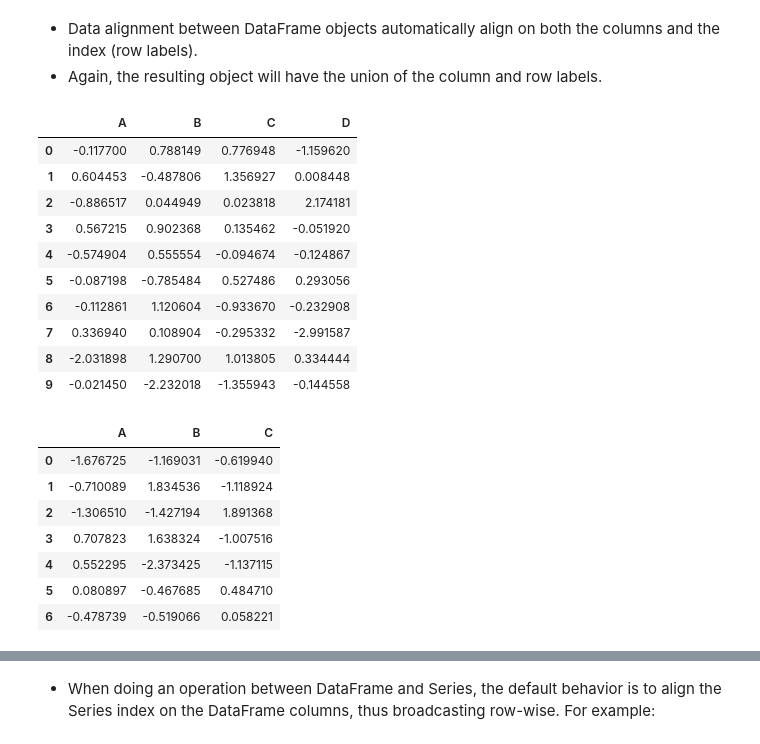
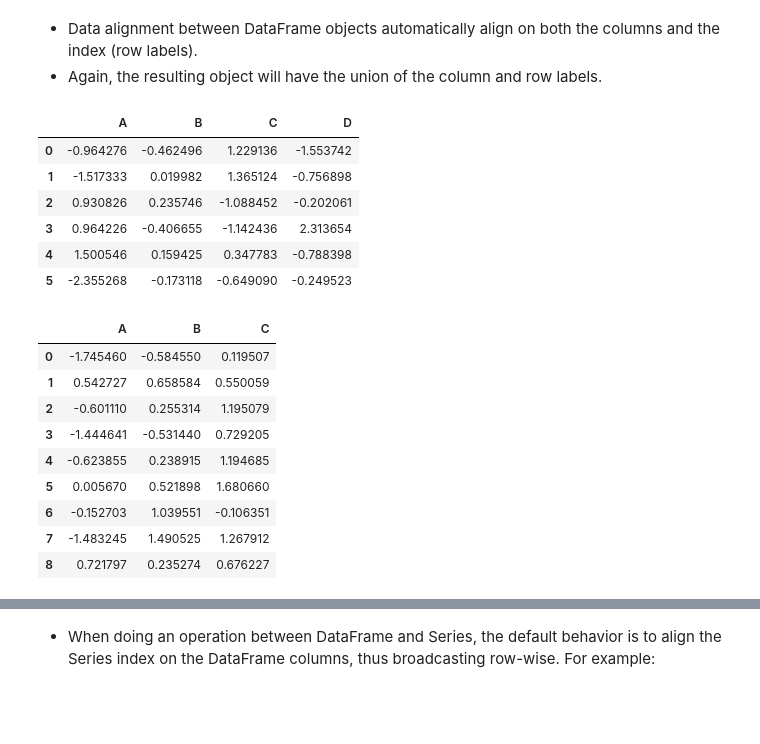
Before and after one commit to mxsu/Week1-Introduction_to_Python, a Jupyter notebook: Introduction_to_Python.ipynb, the cells around one changed output, grey strips where cells are left out. Cells and saved outputs as stored; diff of their text form; code cells hidden in the pictures; blank space fills up the shorter version.

```diff
--- a/Introduction_to_Python.ipynb
+++ b/Introduction_to_Python.ipynb
@@ -1900,28 +2036,33 @@ http://pandas.pydata.org/pandas-docs/stable/indexing.html#ix-indexer-is-deprecat
 # %%
 df1 = pd.DataFrame(np.random.randn(10, 4), columns=['A', 'B', 'C', 'D'])
 df1
+
+#added my example
+tft = pd.DataFrame(np.random.randn(6, 4), columns=['A', 'B', 'C', 'D'])
+tft
 # %% [output]
 |  | A | B | C | D |
-| 0 | -0.117700 | 0.788149 | 0.776948 | -1.159620 |
-| 1 | 0.604453 | -0.487806 | 1.356927 | 0.008448 |
-| 2 | -0.886517 | 0.044949 | 0.023818 | 2.174181 |
-| 3 | 0.567215 | 0.902368 | 0.135462 | -0.051920 |
-| 4 | -0.574904 | 0.555554 | -0.094674 | -0.124867 |
-| 5 | -0.087198 | -0.785484 | 0.527486 | 0.293056 |
-| 6 | -0.112861 | 1.120604 | -0.933670 | -0.232908 |
-| 7 | 0.336940 | 0.108904 | -0.295332 | -2.991587 |
-| 8 | -2.031898 | 1.290700 | 1.013805 | 0.334444 |
-| 9 | -0.021450 | -2.232018 | -1.355943 | -0.144558 |
+| 0 | -0.964276 | -0.462496 | 1.229136 | -1.553742 |
+| 1 | -1.517333 | 0.019982 | 1.365124 | -0.756898 |
+| 2 | 0.930826 | 0.235746 | -1.088452 | -0.202061 |
+| 3 | 0.964226 | -0.406655 | -1.142436 | 2.313654 |
+| 4 | 1.500546 | 0.159425 | 0.347783 | -0.788398 |
+| 5 | -2.355268 | -0.173118 | -0.649090 | -0.249523 |
 # %%
 
 df2 = pd.DataFrame(np.random.randn(7, 3), columns=['A', 'B', 'C'])
 df2
+
+tft2 = pd.DataFrame(np.random.randn(9, 3), columns=['A', 'B', 'C'])
+tft2
 # %% [output]
 |  | A | B | C |
-| 0 | -1.676725 | -1.169031 | -0.619940 |
-| 1 | -0.710089 | 1.834536 | -1.118924 |
-| 2 | -1.306510 | -1.427194 | 1.891368 |
-| 3 | 0.707823 | 1.638324 | -1.007516 |
-| 4 | 0.552295 | -2.373425 | -1.137115 |
-| 5 | 0.080897 | -0.467685 | 0.484710 |
-| 6 | -0.478739 | -0.519066 | 0.058221 |
+| 0 | -1.745460 | -0.584550 | 0.119507 |
+| 1 | 0.542727 | 0.658584 | 0.550059 |
+| 2 | -0.601110 | 0.255314 | 1.195079 |
+| 3 | -1.444641 | -0.531440 | 0.729205 |
+| 4 | -0.623855 | 0.238915 | 1.194685 |
+| 5 | 0.005670 | 0.521898 | 1.680660 |
+| 6 | -0.152703 | 1.039551 | -0.106351 |
+| 7 | -1.483245 | 1.490525 | 1.267912 |
+| 8 | 0.721797 | 0.235274 | 0.676227 |
```
Also changed, not shown: parts of 43 cells of this notebook.
